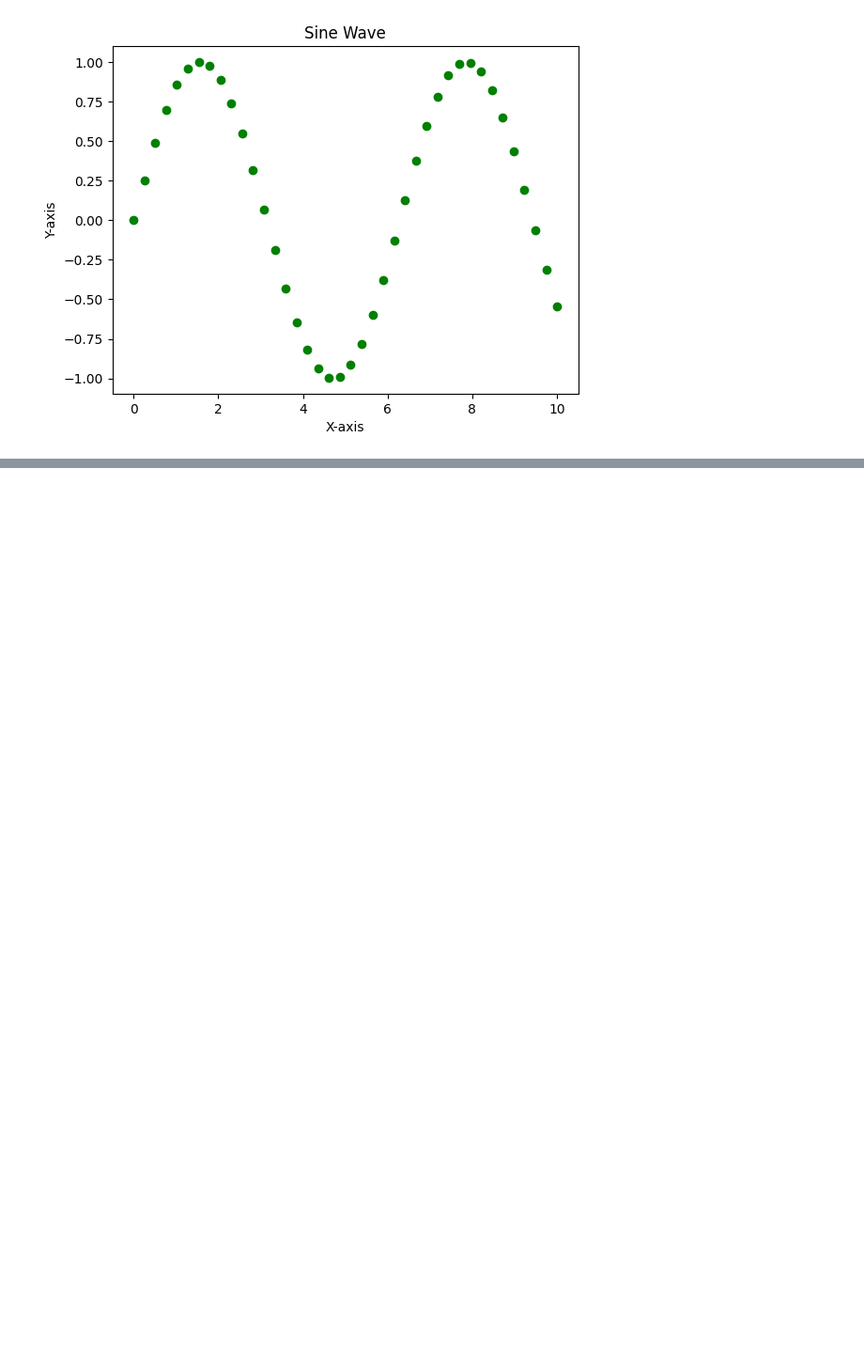
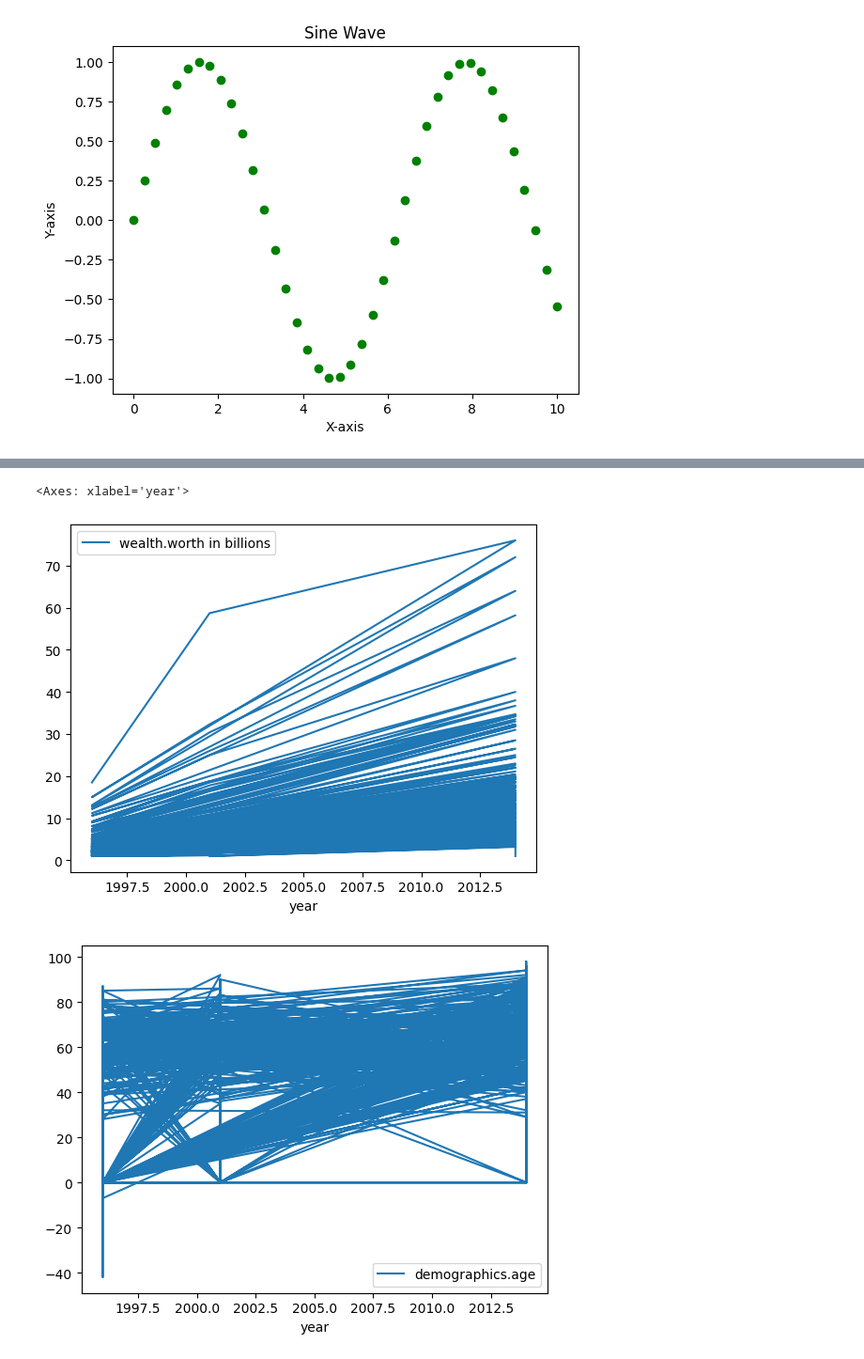
Before and after one commit to Aditya44234/AIwithPy, a Jupyter notebook: matplotlib.ipynb, the cells around one changed output, grey strips where cells are left out. Shown at 94% size. Saved outputs shown, nothing was run; the diff lists cells and outputs as text; code cells hidden in the pictures; blank space fills up the shorter version.

```diff
--- a/matplotlib.ipynb
+++ b/matplotlib.ipynb
@@ -204,0 +225,10 @@ plt.show()
+# %%
+df.head()
+
+df.plot('year','wealth.worth in billions',kind='line')
+
+df.plot('year','demographics.age',kind='line')
+# %% [output]
+<Axes: xlabel='year'>
+[figure, added]
+[figure, added]
```
Also changed, not shown: parts of 4 cells of this notebook, 1 other file.
